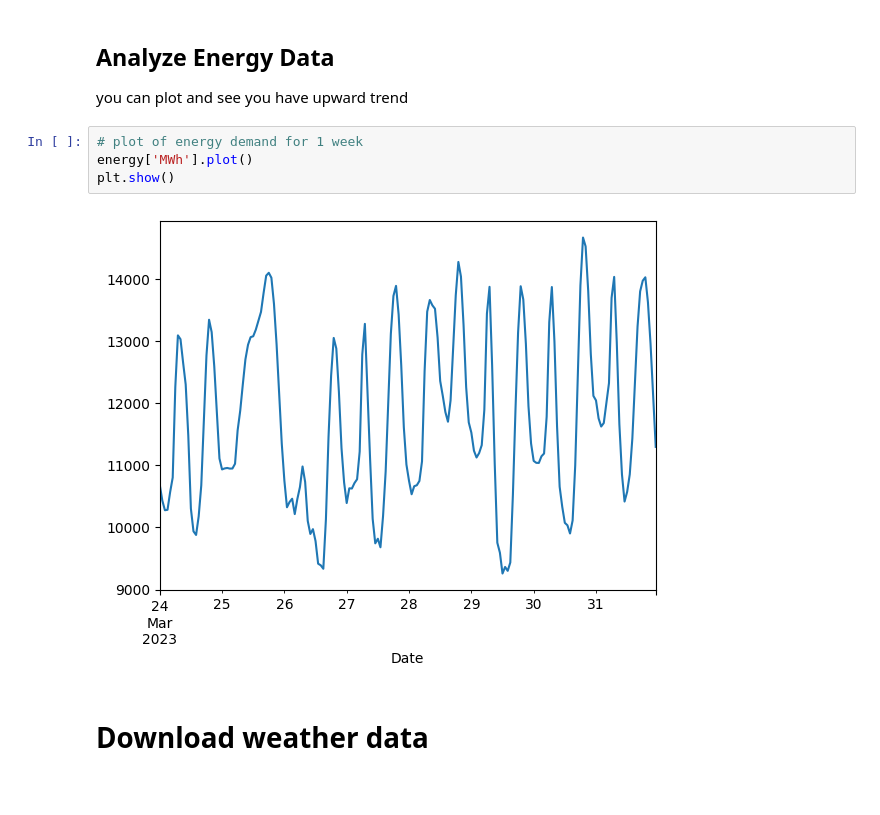
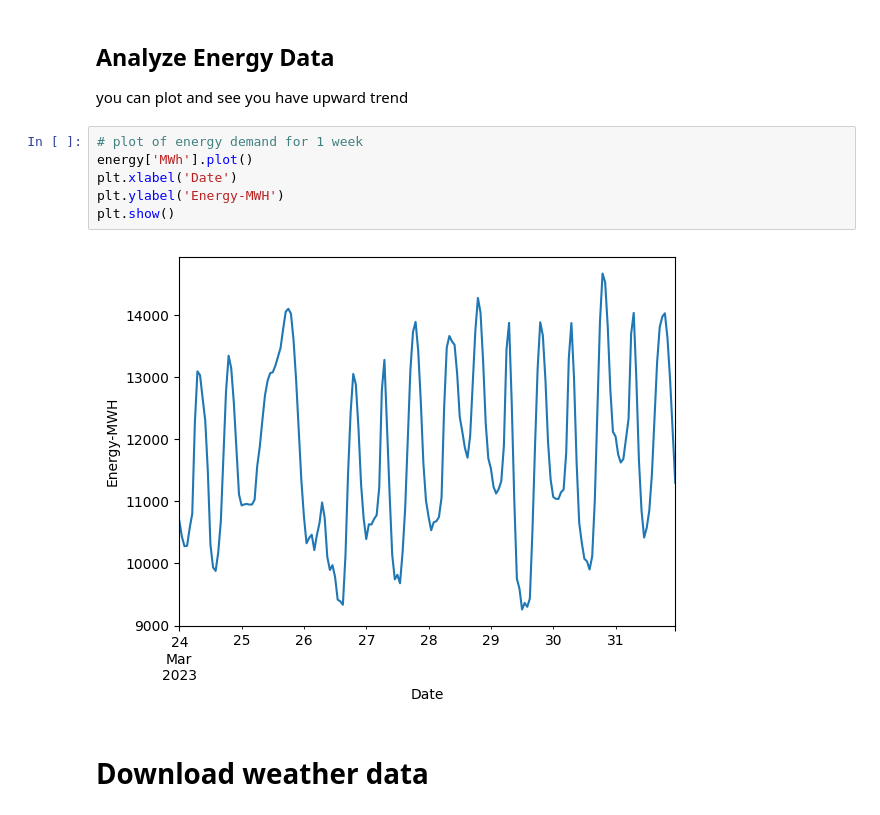
Before and after one commit to jainavshah/DataSciencePortfolio, a Jupyter notebook: Weather_and_Energy.ipynb, the cells around one changed output. Drawn from its saved outputs; the diff is of its cells as text.

```diff
--- a/Weather_and_Energy.ipynb
+++ b/Weather_and_Energy.ipynb
@@ -173,9 +173,11 @@ you can plot and see you have upward trend
 # %%
 # plot of energy demand for 1 week
 energy['MWh'].plot()
+plt.xlabel('Date')
+plt.ylabel('Energy-MWH')
 plt.show()
 # %% [output]
-[figure, old version]
+[figure, new version]
 # %% [markdown]
 # Download weather data
 # %%
```
Also changed, not shown: parts of 4 cells of this notebook.
